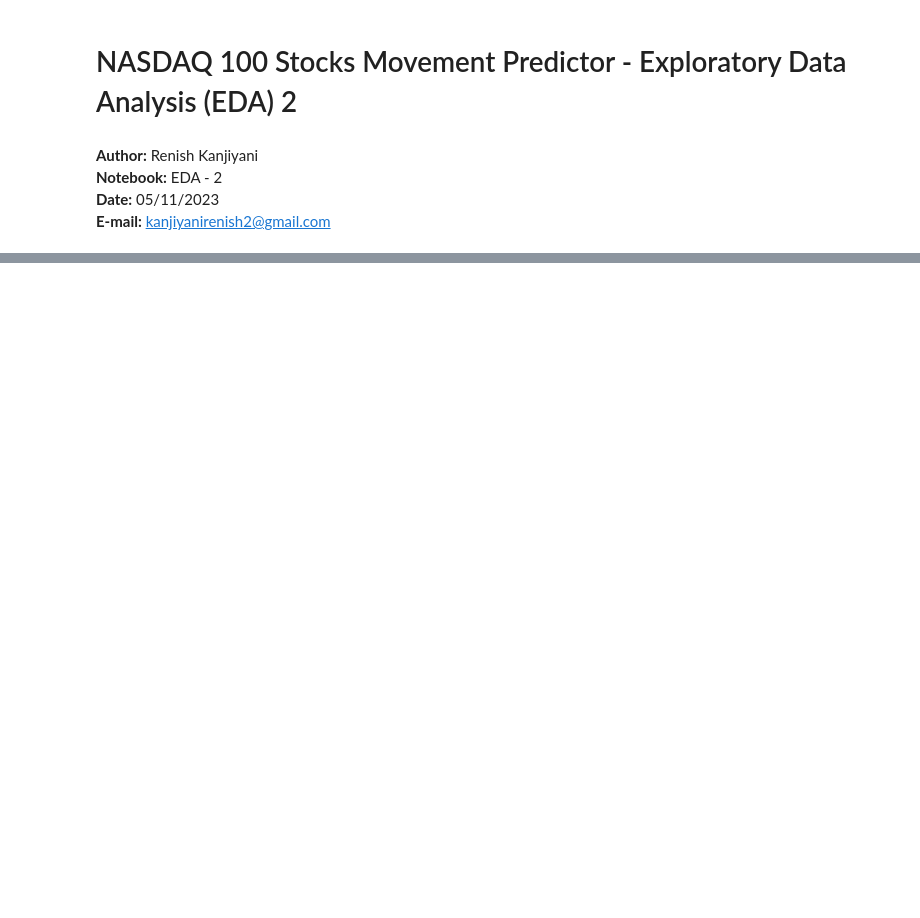
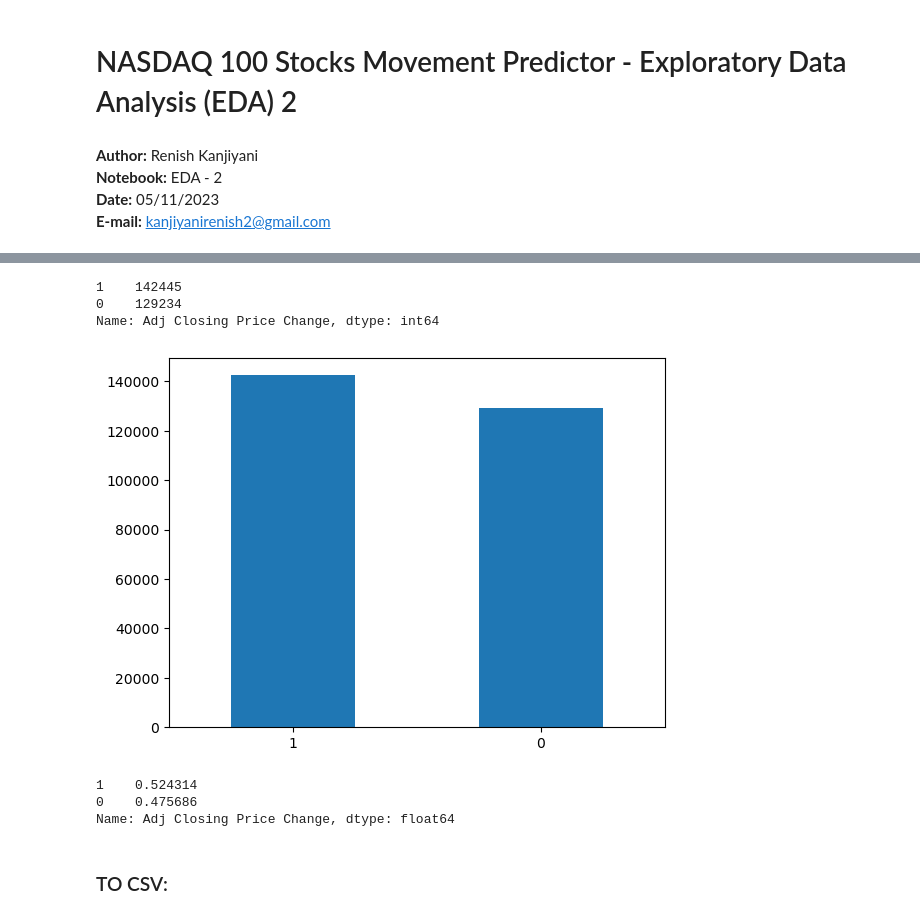
Before and after one commit to renishk2/nasdaq_100_stock_movement_predictor, a Jupyter notebook: Notebooks/EDA-2.ipynb, the cells around one changed output, grey strips where cells are left out. Saved outputs shown, nothing was run; the diff lists cells and outputs as text; code cells hidden in the pictures; blank space fills up the shorter version.

```diff
--- a/Notebooks/EDA-2.ipynb
+++ b/Notebooks/EDA-2.ipynb
@@ -7,0 +68,4 @@
+# %%
+# Let's drop the columns that we do not need
+
+df = df.drop(['Date', 'Name'], axis=1)
@@ -7,0 +83,4 @@
+# %%
+# Let's create our columns
+
+df['Adj Closing Yday'] = df['Adj Close'].shift(1)
@@ -7,0 +111,4 @@
+# %%
+# Dropping the NaN row
+
+df = df.dropna()
@@ -7,0 +138,4 @@
+# %%
+# Creating the binary column by applying the trading strategy
+
+df['Adj Closing Price Change'] = np.where(df['Adj Close'] - df['Adj Closing Yday'] > 0, 1, 0)
@@ -7,0 +158,26 @@
+# %%
+# Value counts of the new column
+
+df['Adj Closing Price Change'].value_counts()
+# %% [output]
+1    142445
+0    129234
+Name: Adj Closing Price Change, dtype: int64
+# %%
+# Plot the visualization
+
+df['Adj Closing Price Change'].value_counts().plot(kind='bar')
+plt.xlabel('')
+plt.ylabel('')
+plt.title('')
+plt.xticks(rotation=0)
+plt.show()
+
+print(df['Adj Closing Price Change'].value_counts(normalize=True))
+# %% [output]
+[figure, added]
+1    0.524314
+0    0.475686
+Name: Adj Closing Price Change, dtype: float64
+# %% [markdown]
+### TO CSV:
```
Also changed, not shown: parts of 16 cells of this notebook, 2 other files.
